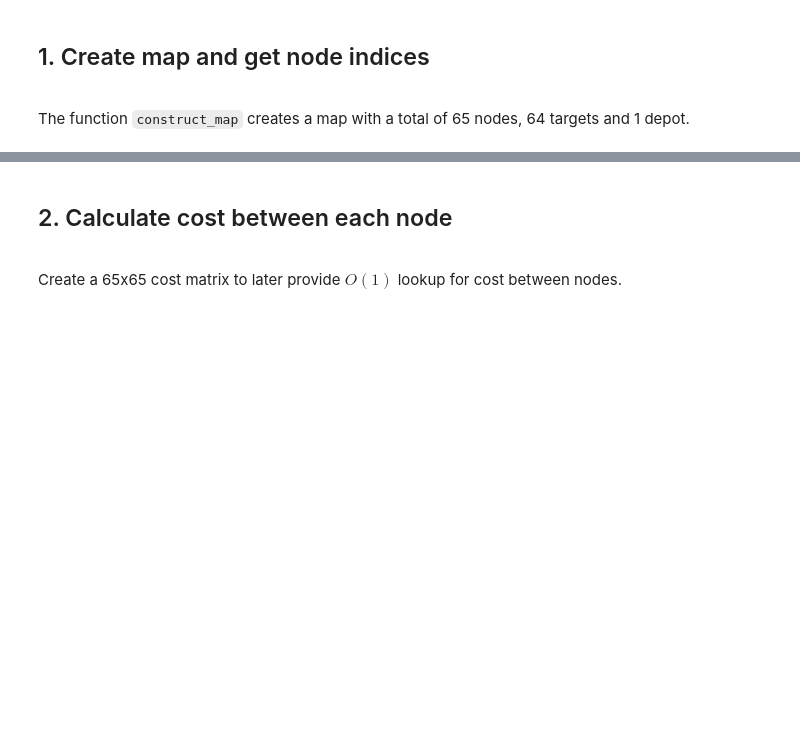
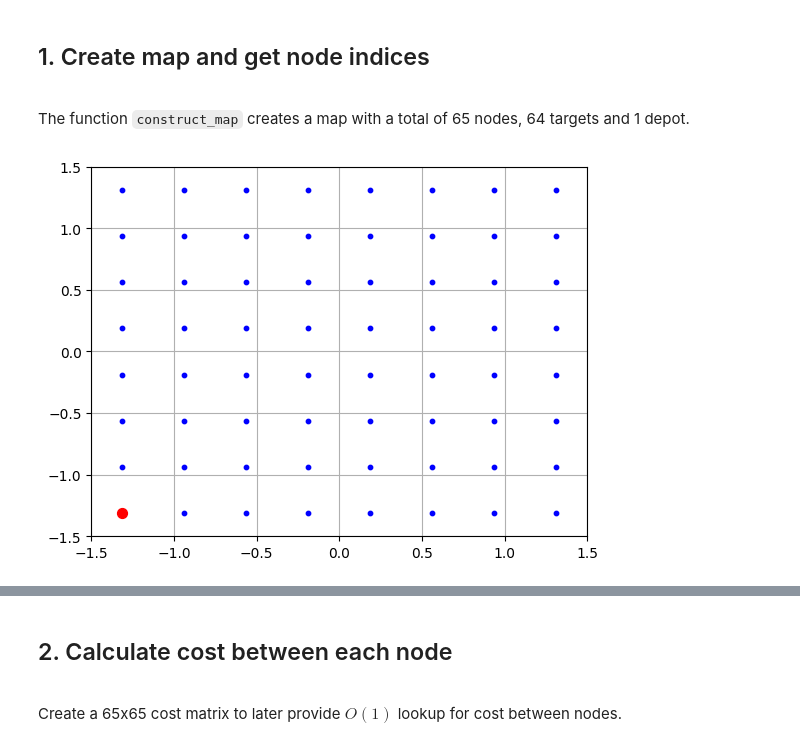
Before and after one commit to nestlab-bae-mqp-2024/mrpcp-solvers, a Jupyter notebook: src/heuristic_attempts/yasars_heuristic_attempts/yasars_heuristic_attempt.ipynb, the cells around one changed output, grey strips where cells are left out. Cells and saved outputs as stored; diff of their text form; code cells hidden in the pictures; blank space fills up the shorter version.

```diff
--- a/src/heuristic_attempts/yasars_heuristic_attempts/yasars_heuristic_attempt.ipynb
+++ b/src/heuristic_attempts/yasars_heuristic_attempts/yasars_heuristic_attempt.ipynb
@@ -83,6 +83,7 @@ The function `construct_map` creates a map with a total of 65 nodes, 64 targets
 # %%
 # 1. Create map and get node indices
 start = time.time()
-nodes, node_indices, target_indices, depot_indices = construct_map(n, ssd, d, gfx_sanity_check=False)
+nodes, node_indices, target_indices, depot_indices = construct_map(n, ssd, d, gfx_sanity_check=True)
 print(f"Constructing the map took {time.time() - start} seconds.")
 # %% [output]
+[figure, added]
```
Also changed, not shown: parts of 8 cells of this notebook.
